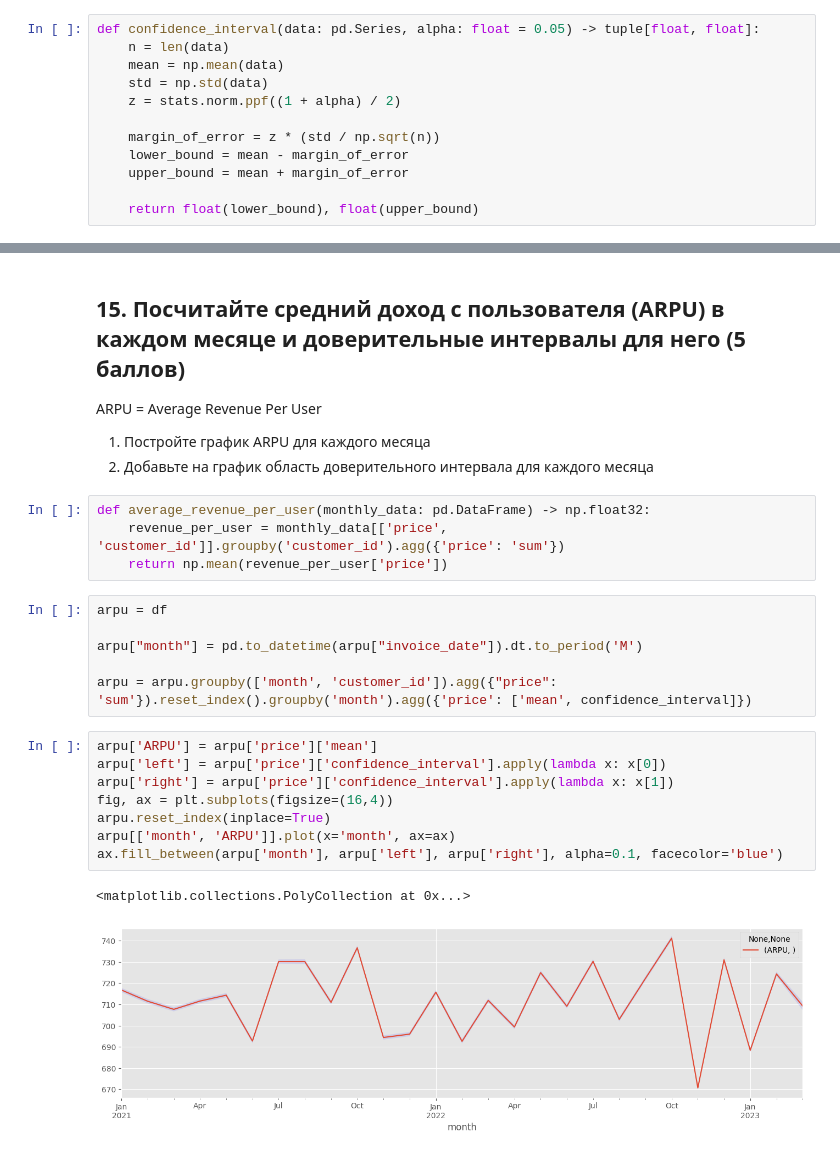
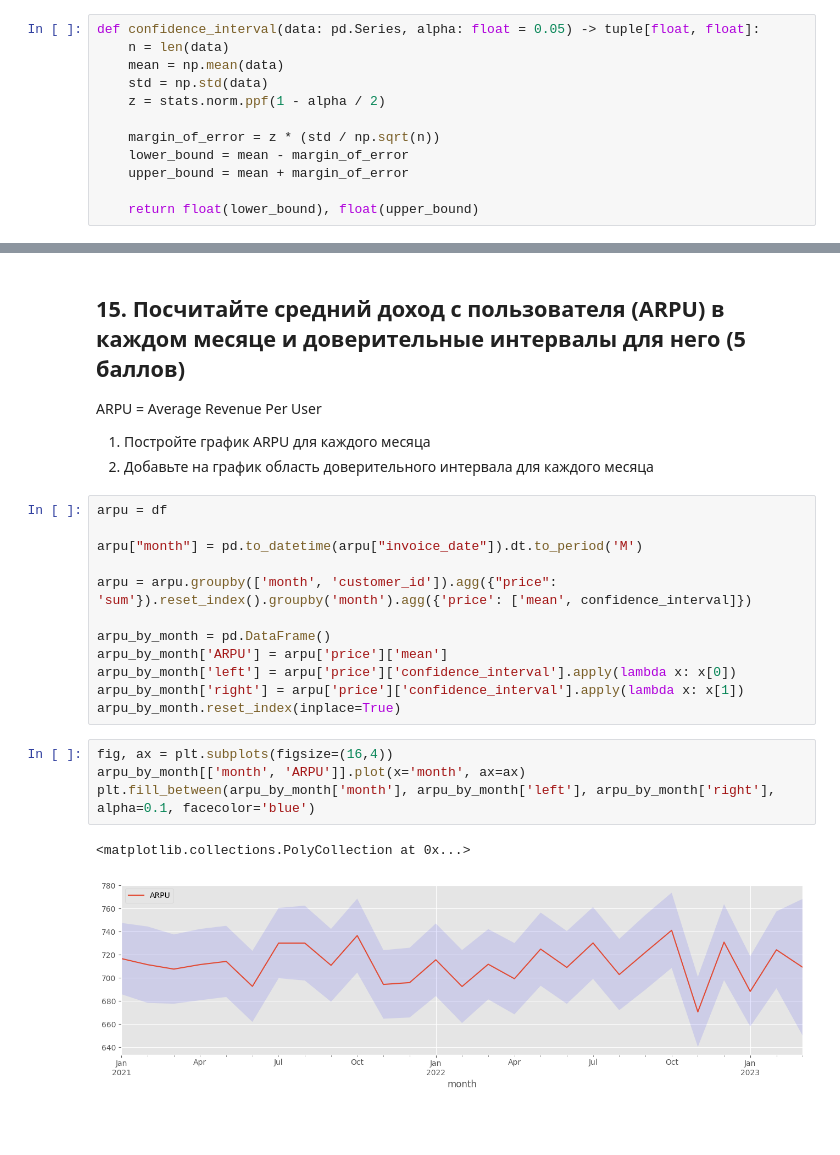
Before and after one commit to SpongeFrogy/Math_Statistics_ATH_2024, a Jupyter notebook: hw_2/ITMO_MathStat_HW_2.ipynb, the cells around one changed output, grey strips where cells are left out. Cells and saved outputs as stored; diff of their text form; blank space fills up the shorter version.

```diff
--- a/hw_2/ITMO_MathStat_HW_2.ipynb
+++ b/hw_2/ITMO_MathStat_HW_2.ipynb
@@ -199,7 +199,7 @@ def confidence_interval(data: pd.Series, alpha: float = 0.05) -> tuple[float, fl
     n = len(data)
     mean = np.mean(data)
     std = np.std(data)
-    z = stats.norm.ppf((1 + alpha) / 2)
+    z = stats.norm.ppf(1 - alpha / 2)
 
     margin_of_error = z * (std / np.sqrt(n))
     lower_bound = mean - margin_of_error
@@ -411,24 +411,22 @@ ax.fill_between(retention['month'], retention['left'], retention['right'], alpha
 ARPU = Average Revenue Per User
 1) Постройте график ARPU для каждого месяца
 2) Добавьте на график область доверительного интервала для каждого месяца
-# %%
-def average_revenue_per_user(monthly_data: pd.DataFrame) -> np.float32:
-    revenue_per_user = monthly_data[['price', 'customer_id']].groupby('customer_id').agg({'price': 'sum'})
-    return np.mean(revenue_per_user['price'])
 # %%
 arpu = df
 
 arpu["month"] = pd.to_datetime(arpu["invoice_date"]).dt.to_period('M')
 
 arpu = arpu.groupby(['month', 'customer_id']).agg({"price": 'sum'}).reset_index().groupby('month').agg({'price': ['mean', confidence_interval]})
+
+arpu_by_month = pd.DataFrame()
+arpu_by_month['ARPU'] = arpu['price']['mean']
+arpu_by_month['left'] = arpu['price']['confidence_interval'].apply(lambda x: x[0])
+arpu_by_month['right'] = arpu['price']['confidence_interval'].apply(lambda x: x[1])
+arpu_by_month.reset_index(inplace=True)
 # %%
-arpu['ARPU'] = arpu['price']['mean']
-arpu['left'] = arpu['price']['confidence_interval'].apply(lambda x: x[0])
-arpu['right'] = arpu['price']['confidence_interval'].apply(lambda x: x[1])
 fig, ax = plt.subplots(figsize=(16,4))
-arpu.reset_index(inplace=True)
-arpu[['month', 'ARPU']].plot(x='month', ax=ax)
-ax.fill_between(arpu['month'], arpu['left'], arpu['right'], alpha=0.1, facecolor='blue')
+arpu_by_month[['month', 'ARPU']].plot(x='month', ax=ax)
+plt.fill_between(arpu_by_month['month'], arpu_by_month['left'], arpu_by_month['right'], alpha=0.1, facecolor='blue')
 # %% [output]
 <matplotlib.collections.PolyCollection at 0x...>
-[figure, old version]
+[figure, new version]
```
Also changed, not shown: parts of 11 cells of this notebook.
